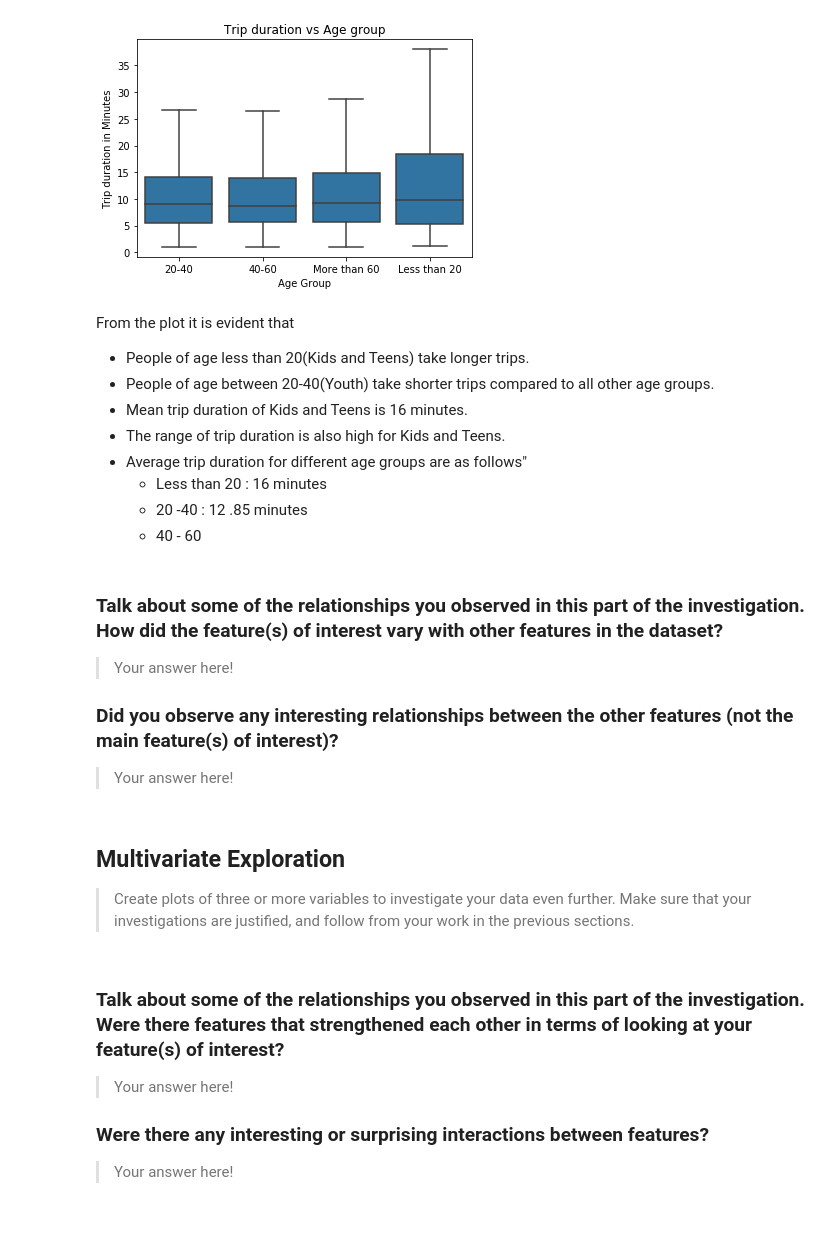
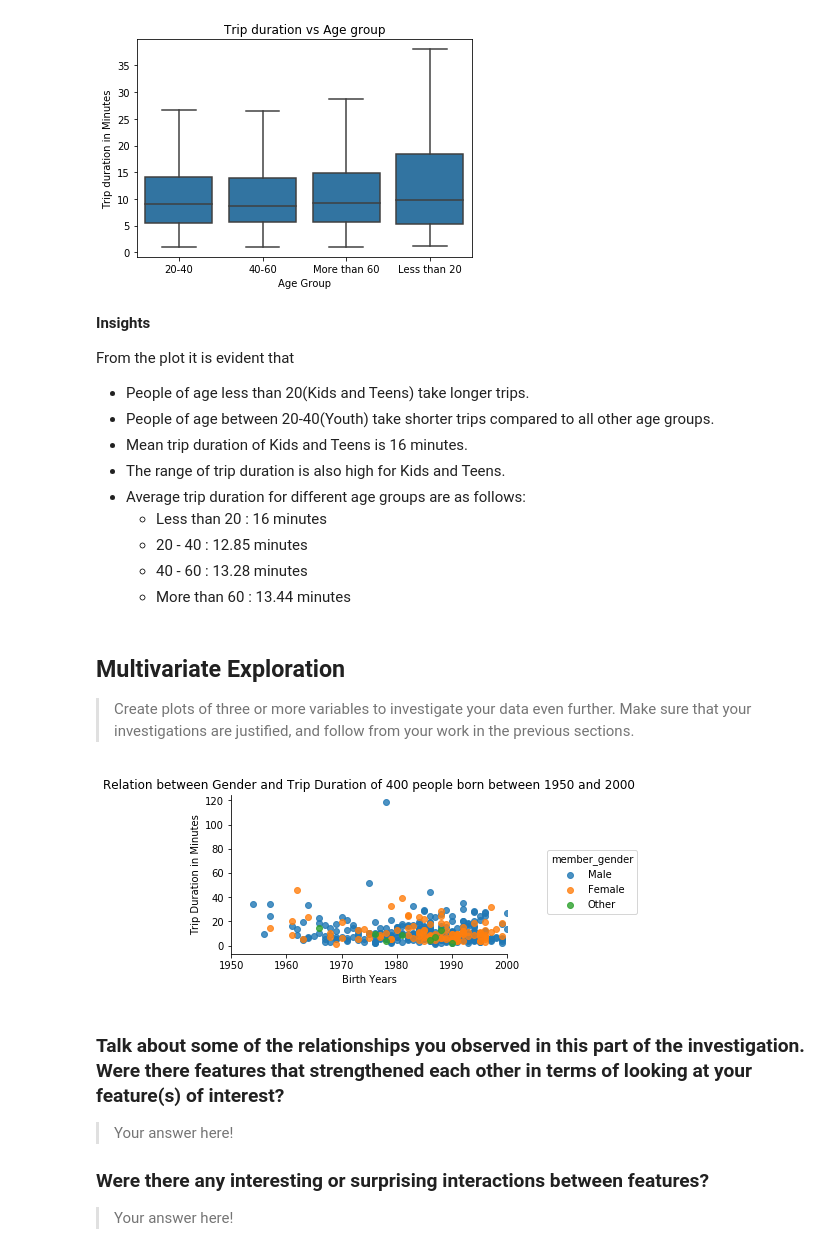
Before and after one commit to akshaybogar/FordGoBike, a Jupyter notebook: fordgobike.ipynb, the cells around one changed output. Cells and saved outputs as stored; diff of their text form; code cells hidden in the pictures; blank space fills up the shorter version.

```diff
--- a/fordgobike.ipynb
+++ b/fordgobike.ipynb
@@ -189,30 +192,39 @@ plt.ylabel('Trip duration in Minutes');
 # %% [output]
 [figure]
 # %% [markdown]
+**Insights**
+
 From the plot it is evident that
 
 - People of age less than 20(Kids and Teens) take longer trips.
 - People of age between 20-40(Youth) take shorter trips compared to all other age groups.
 - Mean trip duration of Kids and Teens is 16 minutes.
 - The range of trip duration is also high for Kids and Teens.
-- Average trip duration for different age groups are as follows"
+- Average trip duration for different age groups are as follows:
     - Less than 20 : 16 minutes
-    - 20 -40 : 12 .85 minutes
-    - 40 - 60
+    - 20 - 40 : 12.85 minutes
+    - 40 - 60 : 13.28 minutes
+    - More than 60 : 13.44 minutes
-# %% [markdown]
-### Talk about some of the relationships you observed in this part of the investigation. How did the feature(s) of interest vary with other features in the dataset?
-
-> Your answer here!
-
-### Did you observe any interesting relationships between the other features (not the main feature(s) of interest)?
-
-> Your answer here!
 # %% [markdown]
 ## Multivariate Exploration
 
 > Create plots of three or more variables to investigate your data even
 further. Make sure that your investigations are justified, and follow from
 your work in the previous sections.
+# %%
+np.random.seed(450)
+sample = np.random.choice(fgb_year.shape[0],400,replace=True)
+fgb_sample = fgb_year.loc[sample]
+# %%
+g=sb.FacetGrid(data=fgb_sample,hue='member_gender',aspect=1.6);
+g.map(sb.regplot,'member_birth_year','duration_min',fit_reg=False);
+plt.xlim(1950,2000);
+g.add_legend();
+plt.title('Relation between Gender and Trip Duration of 400 people born between 1950 and 2000');
+plt.xlabel('Birth Years');
+plt.ylabel('Trip Duration in Minutes');
+# %% [output]
+[figure, added]
 # %% [markdown]
 ### Talk about some of the relationships you observed in this part of the investigation. Were there features that strengthened each other in terms of looking at your feature(s) of interest?
 
```
Also changed, not shown: parts of 4 cells of this notebook.
